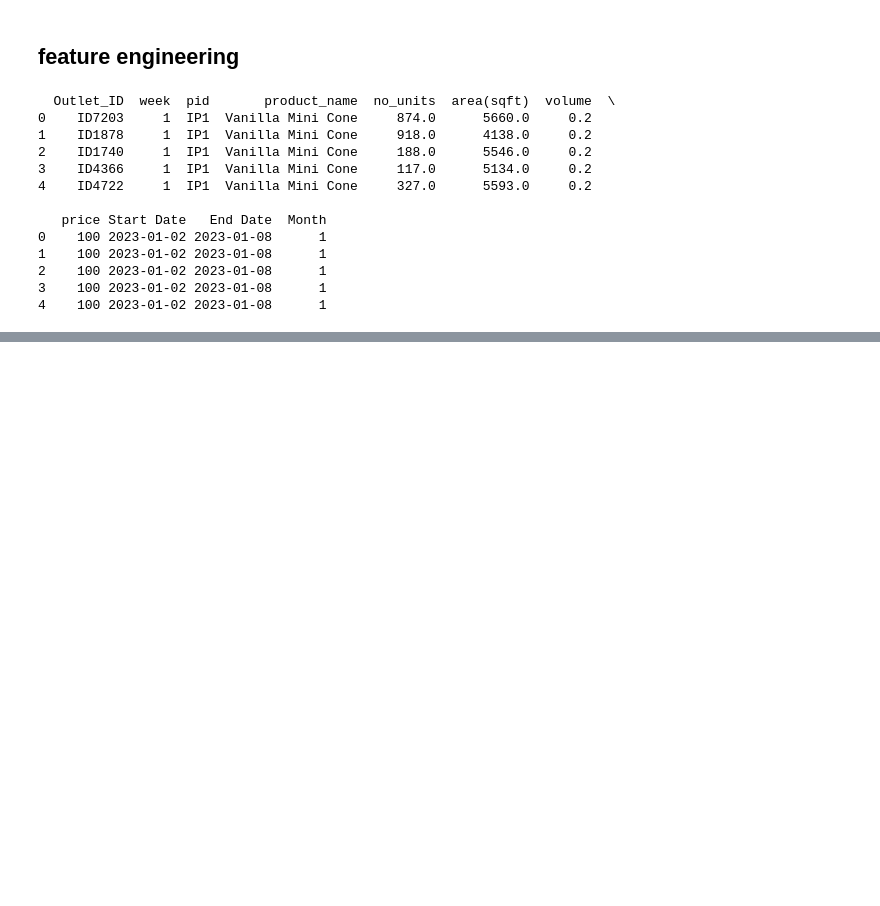
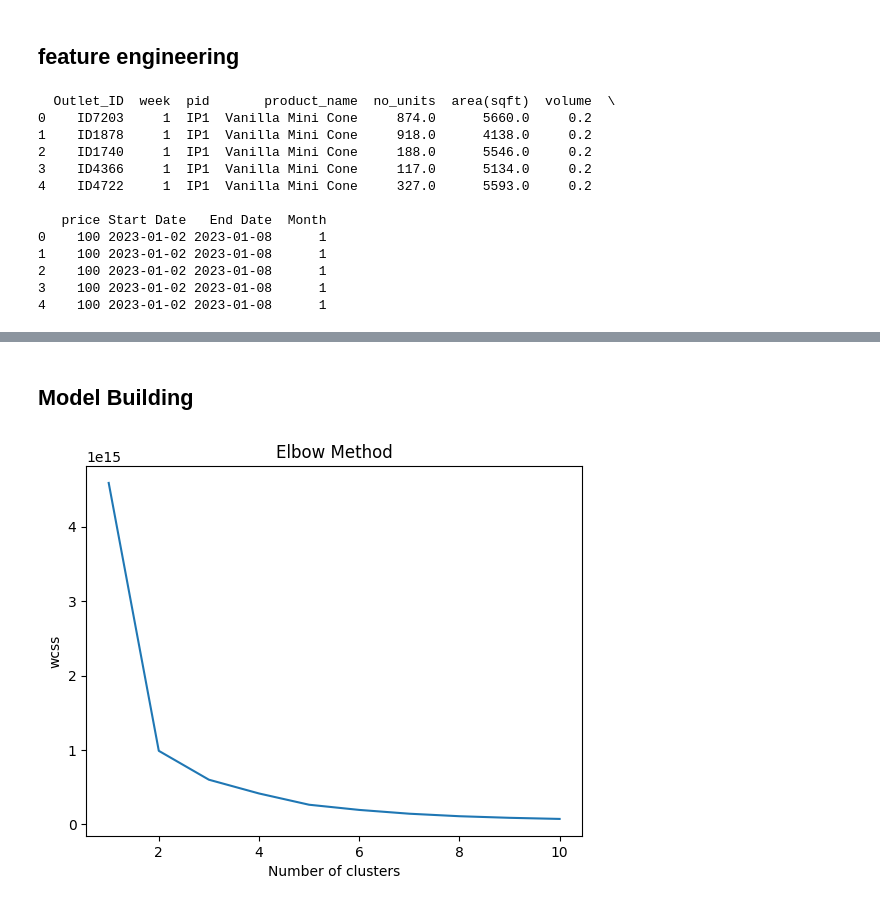
Before and after one commit to KasunAbeyweera/Store-Segmentation-and-Freezer-Recommendation-System, a Jupyter notebook: Notebook 1.ipynb, the cells around one changed output, grey strips where cells are left out. Cells and saved outputs as stored; diff of their text form; code cells hidden in the pictures; blank space fills up the shorter version.

```diff
--- a/Notebook 1.ipynb
+++ b/Notebook 1.ipynb
@@ -259,0 +263,17 @@ print(merged_df.head())
+# %%
+import pandas as pd
+from sklearn.preprocessing import LabelEncoder
+
+# Load data into a pandas dataframe
+df = pd.read_csv('new_features.csv')
+
+# Label encode the 'pid' column
+le = LabelEncoder()
+df['pid'] = le.fit_transform(df['pid'])
+df['product_type'] = le.fit_transform(df['product_type'])
+# df['Outlet_ID'] = le.fit_transform(df['Outlet_ID'])
+
+# Create the final dataframe by selecting required columns
+final_df = df[['Outlet_ID', 'week', 'pid', 'no_units', 'area(sqft)', 'volume', 'price', 'Month', 'total_sales', 'product_type','total_volume']]
+final_df.head()
+final_df.to_csv('weekly.csv', index=False)
@@ -259,0 +308,26 @@ print(merged_df.head())
+# %% [markdown]
+## Model Building
+# %%
+from sklearn.preprocessing import StandardScaler, MinMaxScaler
+
+# Load data into a pandas dataframe
+model_df = pd.read_csv('test.csv')
+model_df['Outlet_ID'] = le.fit_transform(model_df['Outlet_ID'])
+# model_df = model_df.drop(['Outlet_ID'], axis=1)
+# scaler = MinMaxScaler()
+# model_df = scaler.fit_transform(model_df1)
+# %%
+#Using the elbow method to find the ideal number of clusters
+from sklearn.cluster import KMeans
+wcss = []
+for i in range(1,11):
+    km=KMeans(n_clusters=i,init='k-means++', max_iter=300, n_init=10, random_state=41)
+    km.fit(model_df)
+    wcss.append(km.inertia_)
+plt.plot(range(1,11),wcss)
+plt.title('Elbow Method')
+plt.xlabel('Number of clusters')
+plt.ylabel('wcss')
+plt.show()
+# %% [output]
+[figure, added]
```
Also changed, not shown: parts of 8 cells of this notebook, 1 other file.
